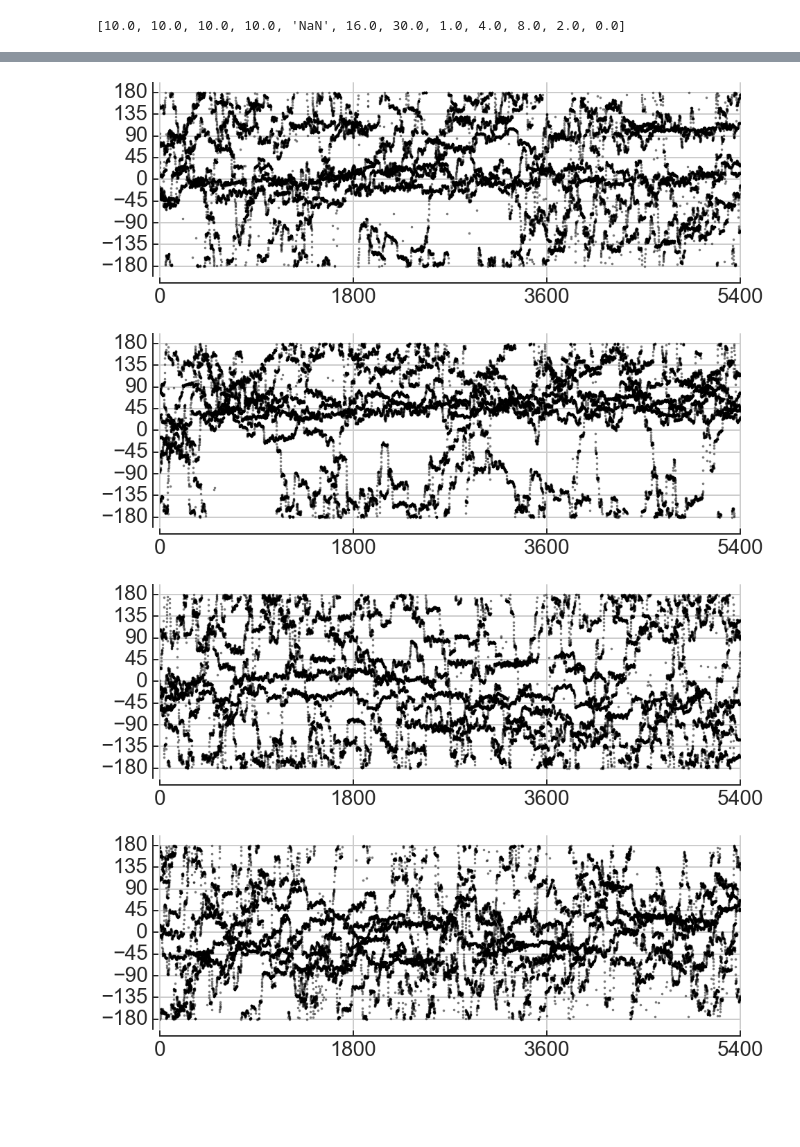
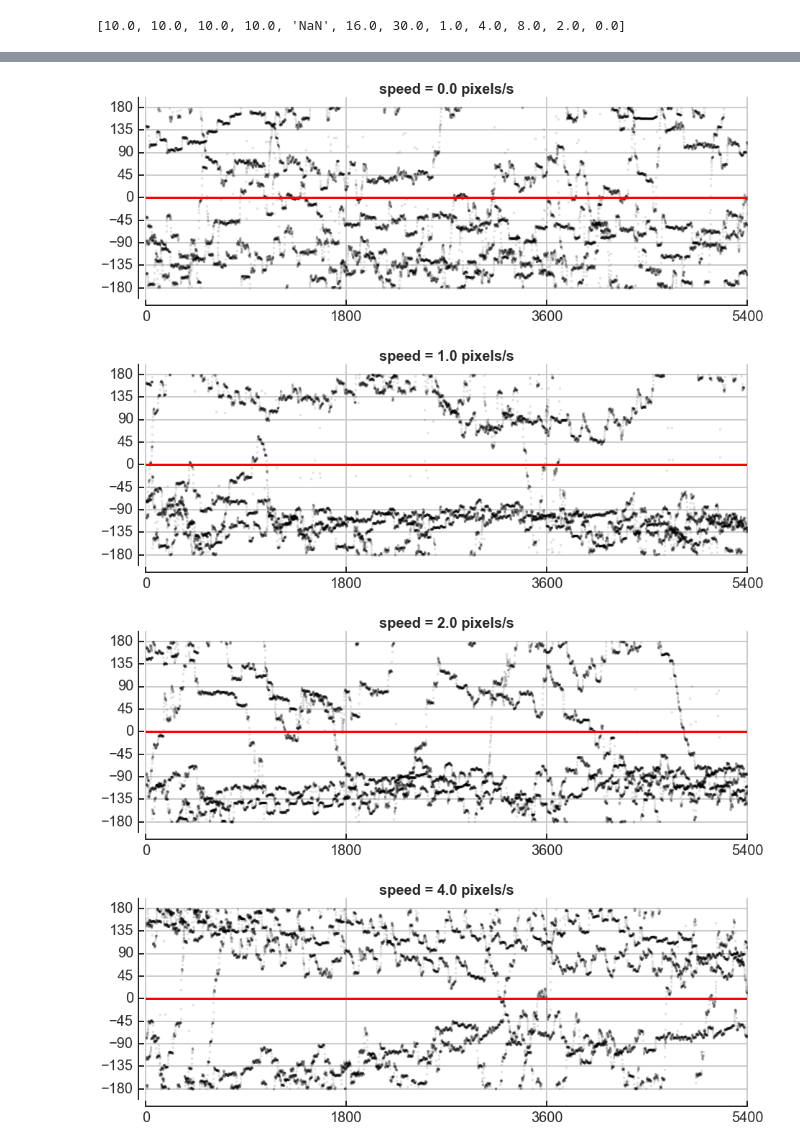
Before and after one commit to f-ponce/vdesert_pipeline, a Jupyter notebook: VD_110919.ipynb, the cells around one changed output, grey strips where cells are left out. Saved outputs shown, nothing was run; the diff lists cells and outputs as text; code cells hidden in the pictures; blank space fills up the shorter version.

```diff
--- a/VD_110919.ipynb
+++ b/VD_110919.ipynb
@@ -1019,7 +1046,7 @@ bckclr_labels = ['darkseagreen']
 
 for j in range(len(all_idxs_sorted[0])):
     for i in range(len(all_circmeans_vf)):
-        if i in [0,1,2,4,6,7,10]:#pattern and heading diff = 0
+        if i in zeroo:#pattern and heading diff = 0
             axisorder = [0,1,2,3,4,5,6]
 
             cms = all_circmeans_vf[i][all_idxs_sorted[i][j]]
@@ -1035,7 +1062,7 @@ for j in range(len(all_idxs_sorted[0])):
             axs[axisorder[j]].xaxis.set_tick_params(labelsize=15, pad=10)
             axs[axisorder[j]].patch.set_facecolor(bckclr_labels[0])
 
-        elif i in [11,13,14]:#pattern and heading diff = 90
+        elif i in ort:#pattern and heading diff = 90
             axisorder = [7,8,9,10,11,12,13]
 
             cms = all_circmeans_vf[i][all_idxs_sorted[i][j]]
@@ -1050,7 +1077,7 @@ for j in range(len(all_idxs_sorted[0])):
             axs[axisorder[j]].xaxis.set_tick_params(labelsize=15, pad=10)
             axs[axisorder[j]].patch.set_facecolor(bckclr_labels[0])
 
-        elif i in [3,5,8,9,12]:#pattern and heading diff = 180
+        elif i in fb:#pattern and heading diff = 180
             axisorder = [14,15,16,17,18,19,20]
 
             cms = all_circmeans_vf[i][all_idxs_sorted[i][j]]
@@ -1072,0 +1132,26 @@ print(len(p))
+# %%
+p_labels = ['0.0', '1.0', '2.0', '4.0', '8.0', '16.0', '30.0']
+for j in range(len(all_idxs_sorted[0])):
+    fig, ax1 = plt.subplots(1,1,figsize=(15, 5))
+    for i in fb:
+        p = allangles_vf[i][all_start_frames_m[i][all_idxs_sorted[i][j]]:all_end_frames_m[i][all_idxs_sorted[i][j]]]
+        plt.scatter(np.arange(len(p)),p,s=10,color='k',alpha=0.1)
+        ax1.plot((0,5400), (0, 0), 'red', linewidth= 3)
+        ax1.set_title(p_labels[j],fontsize = 15, fontweight='bold')
+        #plot format
+        ax1.set_title('speed = '+ p_labels[j]+' pixels/s',fontsize = 20, fontweight='bold')
+        ax1.set_ylim([-200, 200])
+        ax1.set_xlim([0, (len(p))])
+        ax1.set_xticks(np.arange(0, 5401, 1800))
+        ax1.set_yticks(np.arange(-180, 225,45))
+        ax1.yaxis.set_tick_params(labelsize=20)
+        ax1.xaxis.set_tick_params(labelsize=20)
+        #ax1.set_xticklabels((round(all_start_frames[j]/30),round(all_end_frames[j+1]/30)))
+        #box, ticks format
+        sns.set_style("ticks")
+        sns.despine()
+        ax1.tick_params(direction='in', length=8, width=2)
+        sns.despine(offset=10, trim=False);
+        ax1.spines['left'].set_linewidth(2)
+        ax1.spines['bottom'].set_linewidth(2)
+        ax1.grid(True,linewidth=2)
@@ -1073,29 +1166,30 @@ print(len(p))
 # %%
 for j in range(len(all_idxs_sorted[0])):
     fig, ax1 = plt.subplots(1,1,figsize=(15, 5))
-    for i in [0,1,2,4,6,7,10]:#range(len(allangles_vf)):
+    for i in ort:
         p = allangles_vf[i][all_start_frames_m[i][all_idxs_sorted[i][j]]:all_end_frames_m[i][all_idxs_sorted[i][j]]]
-        plt.scatter(np.arange(len(p)),p,s=10,color='k',alpha=0.5)
-
+        plt.scatter(np.arange(len(p)),p,s=10,color='k',alpha=0.1)
+        ax1.plot((0,5400), (0, 0), 'red', linewidth= 3)
+        ax1.set_title(p_labels[j],fontsize = 15, fontweight='bold')
         #plot format
-        #ax1.set_title('speed = '+str(all_speeds_vd[i][3]),fontsize = 30, fontweight='bold')
+        ax1.set_title('speed = '+ p_labels[j]+' pixels/s',fontsize = 20, fontweight='bold')
         ax1.set_ylim([-200, 200])
         ax1.set_xlim([0, (len(p))])
         ax1.set_xticks(np.arange(0, 5401, 1800))
         ax1.set_yticks(np.arange(-180, 225,45))
-        ax1.yaxis.set_tick_params(labelsize=30)
-        ax1.xaxis.set_tick_params(labelsize=30)
+        ax1.yaxis.set_tick_params(labelsize=20)
+        ax1.xaxis.set_tick_params(labelsize=20)
         #ax1.set_xticklabels((round(all_start_frames[j]/30),round(all_end_frames[j+1]/30)))
         #box, ticks format
         sns.set_style("ticks")
         sns.despine()
         ax1.tick_params(direction='in', length=8, width=2)
         sns.despine(offset=10, trim=False);
         ax1.spines['left'].set_linewidth(2)
         ax1.spines['bottom'].set_linewidth(2)
         ax1.grid(True,linewidth=2)
 # %% [output]
-[figure, old version]
+[figure, new version]
-[figure, old version]
+[figure, new version]
-[figure, old version]
+[figure, new version]
-[figure, old version]
+[figure, new version]
```
Also changed, not shown: parts of 13 cells of this notebook, 13 other files.
